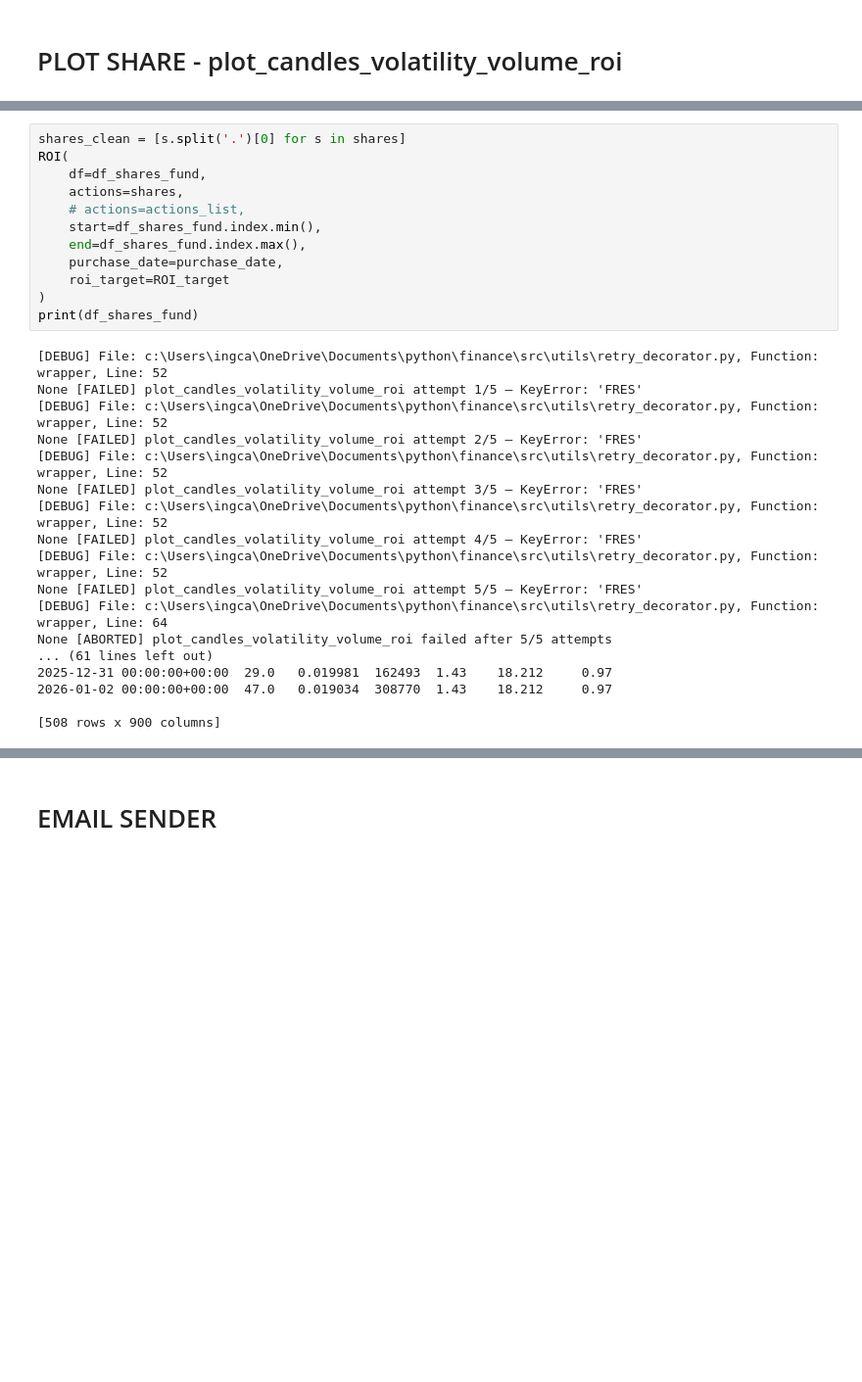
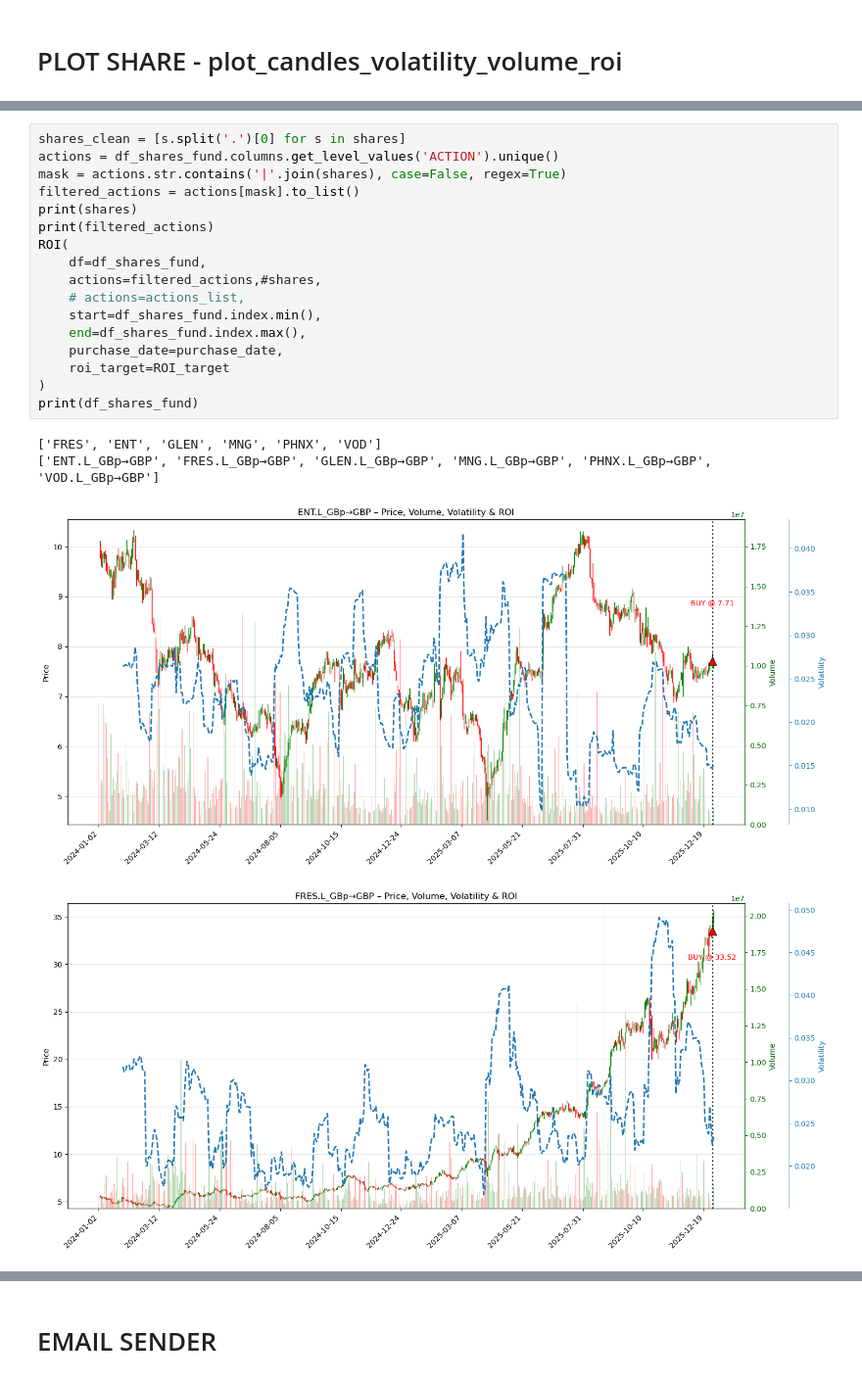
Before and after one commit to danielicarlojob-sys/finance, a Jupyter notebook: main.ipynb, the cells around one changed output, grey strips where cells are left out. Shown at 98% size. Cells and saved outputs as stored; diff of their text form; blank space fills up the shorter version.

```diff
--- a/main.ipynb
+++ b/main.ipynb
@@ -207,30 +209,22 @@ Date
 # %%
 shares_clean = [s.split('.')[0] for s in shares]
+actions = df_shares_fund.columns.get_level_values('ACTION').unique()
+mask = actions.str.contains('|'.join(shares), case=False, regex=True)
+filtered_actions = actions[mask].to_list()
+print(shares)
+print(filtered_actions)
 ROI(
     df=df_shares_fund,
-    actions=shares,
+    actions=filtered_actions,#shares,
     # actions=actions_list,
     start=df_shares_fund.index.min(),
     end=df_shares_fund.index.max(),
     purchase_date=purchase_date,
     roi_target=ROI_target
 )
 print(df_shares_fund)
 # %% [output]
-[DEBUG] File: c:\Users\ingca\OneDrive\Documents\python\finance\src\utils\retry_decorator.py, Function: wrapper, Line: 52
-None [FAILED] plot_candles_volatility_volume_roi attempt 1/5 – KeyError: 'FRES'
-[DEBUG] File: c:\Users\ingca\OneDrive\Documents\python\finance\src\utils\retry_decorator.py, Function: wrapper, Line: 52
-None [FAILED] plot_candles_volatility_volume_roi attempt 2/5 – KeyError: 'FRES'
-[DEBUG] File: c:\Users\ingca\OneDrive\Documents\python\finance\src\utils\retry_decorator.py, Function: wrapper, Line: 52
-None [FAILED] plot_candles_volatility_volume_roi attempt 3/5 – KeyError: 'FRES'
-[DEBUG] File: c:\Users\ingca\OneDrive\Documents\python\finance\src\utils\retry_decorator.py, Function: wrapper, Line: 52
-None [FAILED] plot_candles_volatility_volume_roi attempt 4/5 – KeyError: 'FRES'
-[DEBUG] File: c:\Users\ingca\OneDrive\Documents\python\finance\src\utils\retry_decorator.py, Function: wrapper, Line: 52
-None [FAILED] plot_candles_volatility_volume_roi attempt 5/5 – KeyError: 'FRES'
-[DEBUG] File: c:\Users\ingca\OneDrive\Documents\python\finance\src\utils\retry_decorator.py, Function: wrapper, Line: 64
-None [ABORTED] plot_candles_volatility_volume_roi failed after 5/5 attempts
-... (61 lines left out)
-2025-12-31 00:00:00+00:00  29.0   0.019981  162493  1.43    18.212     0.97
-2026-01-02 00:00:00+00:00  47.0   0.019034  308770  1.43    18.212     0.97
-
-[508 rows x 900 columns]
+['FRES', 'ENT', 'GLEN', 'MNG', 'PHNX', 'VOD']
+['ENT.L_GBp→GBP', 'FRES.L_GBp→GBP', 'GLEN.L_GBp→GBP', 'MNG.L_GBp→GBP', 'PHNX.L_GBp→GBP', 'VOD.L_GBp→GBP']
+[figure, added]
+[figure, added]
```
Also changed, not shown: parts of 8 cells of this notebook, 7 other files.
